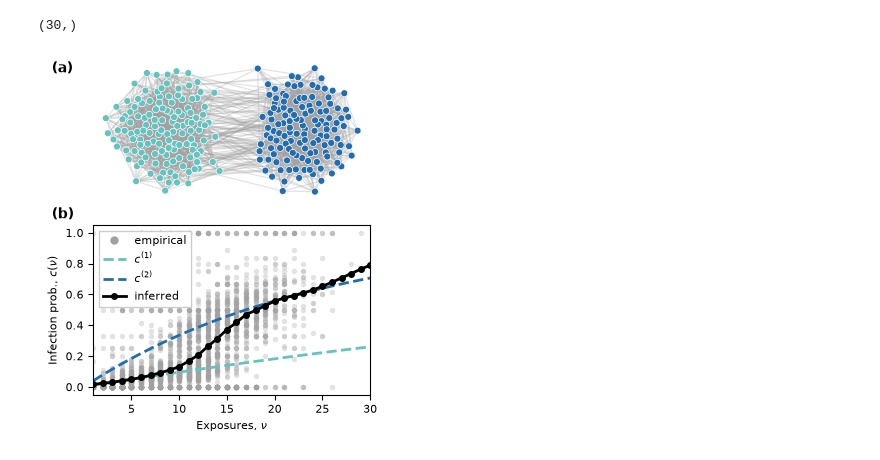
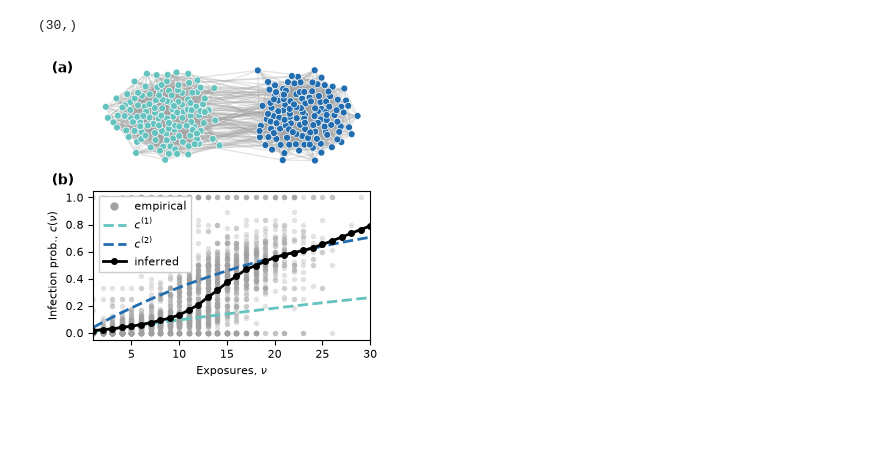
Before and after one commit to kaiser-dan/heterogeneous-infection-kernels, a Jupyter notebook: fig-scripts/plot_fig1.ipynb, the cells around one changed output. Drawn from its saved outputs; the diff is of its cells as text; code cells hidden in the pictures; blank space fills up the shorter version.

Commit message:
update plotting scripts, figs

```diff
--- a/fig-scripts/plot_fig1.ipynb
+++ b/fig-scripts/plot_fig1.ipynb
@@ -86,9 +86,9 @@ empirical_infection = M[mask].flatten() / L[mask].flatten()
 # %%
 fig, axs = plt.subplots(
     2,1,
-    figsize=(3.375, 3.5),
+    figsize=(3.375, 3.25),
     constrained_layout=True,
-    gridspec_kw={"height_ratios": [1, 1.25], "hspace": 0.05},
+    gridspec_kw={"height_ratios": [1, 1.5], "hspace": 0.05},
 )
 
 # PANEL A - network visualization
@@ -131,31 +131,31 @@ ax_a.margins(0.0)
 ax_a.axis('off')
 ax_a.text(-0.15, 0.9, '(a)', transform=ax_a.transAxes,
           fontweight='bold', va='bottom', ha='left')
 
 # PANEL B - empirical infection data + kernels
 ax_b = axs[1]
 
 nus = range(1, kmax+1)
 ax_b.scatter(empirical_nus, empirical_infection, color='#a1a1a1', alpha=0.3, linewidth=0.0, s=15)
 ax_b.plot(nus, simple_kernel(beta1, kmax), color=fs.palette[2], linestyle='--', linewidth=2.0)
 ax_b.plot(nus, simple_kernel(beta2, kmax), color=fs.palette[4], linestyle='--', linewidth=2.0)
 ax_b.plot(nus, mu, color='black', linewidth=2.0, marker='o', markersize=4)
 
 ax_b.set_xlim(1, kmax)
 ax_b.set_xlabel('Exposures, $\\nu$')
 ax_b.set_ylabel('Infection prob., $c(\\nu)$')
 
 empirical_grey = mlines.Line2D([], [], label="empirical", linewidth=0.0, marker='o', markerfacecolor='#a1a1a1', markeredgewidth=0.0)
 beta1_blue     = mlines.Line2D([], [], label="$c^{(1)}$", linestyle='--', color=fs.palette[2], linewidth=2.0)
 beta2_blue     = mlines.Line2D([], [], label="$c^{(2)}$", linestyle='--', color=fs.palette[4], linewidth=2.0)
 np_black       = mlines.Line2D([], [], label="inferred", marker='o', markersize=4, color='black', linewidth=2.0)
 ax_b.legend(handles=[empirical_grey, beta1_blue, beta2_blue, np_black], handlelength=2.0, framealpha=1.0, loc='upper left', fancybox=False)
 ax_b.text(-0.15, 1.02, '(b)', transform=ax_b.transAxes,
           fontweight='bold', va='bottom', ha='left')
 
 plt.savefig('../figs/fig1.svg', bbox_inches='tight')
 plt.savefig('../figs/fig1.pdf', bbox_inches='tight')
 
 plt.show()
 # %% [output]
-[figure, old version]
+[figure, new version]
```
Also changed, not shown: 12 other files.
